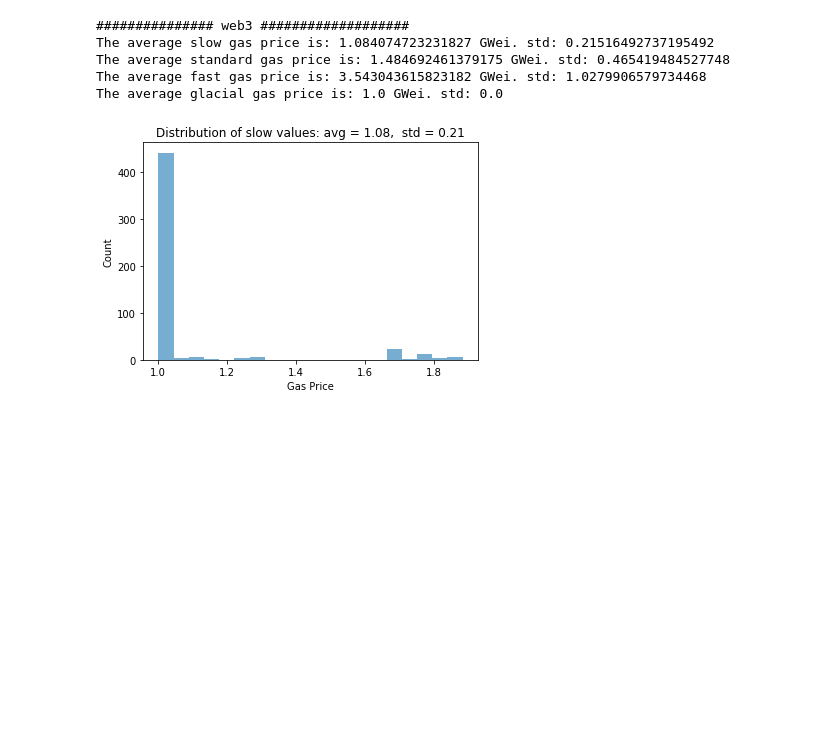
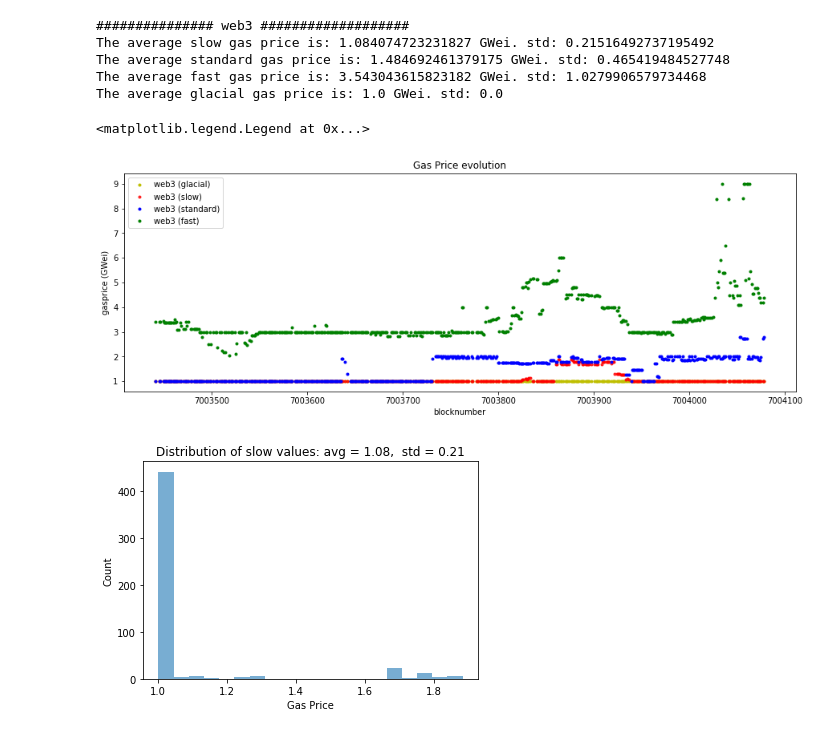
Before and after one commit to mariusgiger/ethereum-feeestimator-analysis, a Jupyter notebook: Analysis - web3.ipynb, the cells around one changed output. Cells and saved outputs as stored; diff of their text form; code cells hidden in the pictures; blank space fills up the shorter version.

```diff
--- a/Analysis - web3.ipynb
+++ b/Analysis - web3.ipynb
@@ -59,6 +59,38 @@ The average slow gas price is: 1.084074723231827 GWei. std: 0.21516492737195492
 The average standard gas price is: 1.484692461379175 GWei. std: 0.465419484527748
 The average fast gas price is: 3.543043615823182 GWei. std: 1.0279906579734468
 The average glacial gas price is: 1.0 GWei. std: 0.0
+# %%
+import matplotlib.pyplot as plt
+
+x1 = dfweb3["block_number"].values
+y1 = dfweb3["priceGweiSlow"].values
+
+x2 = dfweb3["block_number"].values
+y2 = dfweb3["priceGweiStandard"].values
+
+x3 = dfweb3["block_number"].values
+y3 = dfweb3["priceGweiFast"].values
+
+x4 = dfweb3["block_number"].values
+y4 = dfweb3["priceGweiGlacial"].values
+
+
+fig = plt.figure(figsize=(15,5))
+ax = fig.add_subplot(111)
+
+ax.scatter(x4, y4, c='y',marker='.', label='web3 (glacial)')
+ax.scatter(x1, y1, alpha=0.8, c='r', marker='.', label='web3 (slow)')
+ax.scatter(x2,y2, c='b', marker='.', label='web3 (standard)')
+ax.scatter(x3,y3, c='g',marker='.', label='web3 (fast)')
+
+
+plt.xlabel('blocknumber')
+plt.ylabel('gasprice (GWei)')
+plt.title('Gas Price evolution')
+plt.legend(loc=2)
+# %% [output]
+<matplotlib.legend.Legend at 0x...>
+[figure, added]
 # %%
 def plotHist(values, title):
     plt.figure()
```
Also changed, not shown: parts of 9 cells of this notebook, 4 other files.
